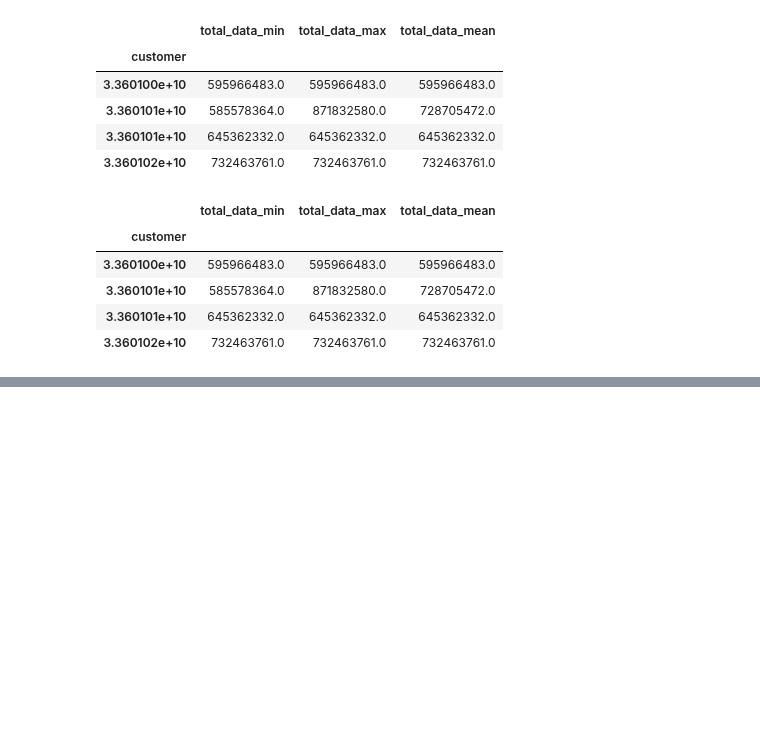
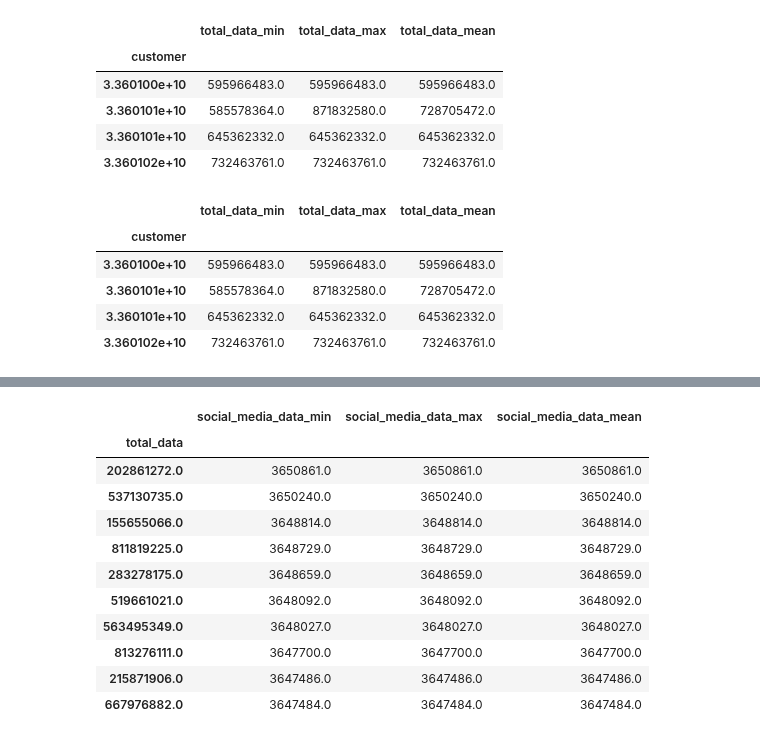
Before and after one commit to tutorialcreation/TelComChallenge, a Jupyter notebook: notebooks/Modelling.ipynb, the cells around one changed output, grey strips where cells are left out. Saved outputs shown, nothing was run; the diff lists cells and outputs as text; code cells hidden in the pictures; blank space fills up the shorter version.

```diff
--- a/notebooks/Modelling.ipynb
+++ b/notebooks/Modelling.ipynb
@@ -317,0 +301,17 @@ top_customers_social_media.head(10)
+# %%
+social_media_aggregation = aggregation_cols(app_df,'cus','social_media_data')
+top_customers_social_media = social_media_aggregation.sort_values(by='social_media_data_max', ascending=False)
+top_customers_social_media.head(10)
+# %% [output]
+|  | social_media_data_min | social_media_data_max | social_media_data_mean |
+| total_data |  |  |  |
+| 202861272.0 | 3650861.0 | 3650861.0 | 3650861.0 |
+| 537130735.0 | 3650240.0 | 3650240.0 | 3650240.0 |
+| 155655066.0 | 3648814.0 | 3648814.0 | 3648814.0 |
+| 811819225.0 | 3648729.0 | 3648729.0 | 3648729.0 |
+| 283278175.0 | 3648659.0 | 3648659.0 | 3648659.0 |
+| 519661021.0 | 3648092.0 | 3648092.0 | 3648092.0 |
+| 563495349.0 | 3648027.0 | 3648027.0 | 3648027.0 |
+| 813276111.0 | 3647700.0 | 3647700.0 | 3647700.0 |
+| 215871906.0 | 3647486.0 | 3647486.0 | 3647486.0 |
+| 667976882.0 | 3647484.0 | 3647484.0 | 3647484.0 |
```
Also changed, not shown: parts of 19 cells of this notebook.
